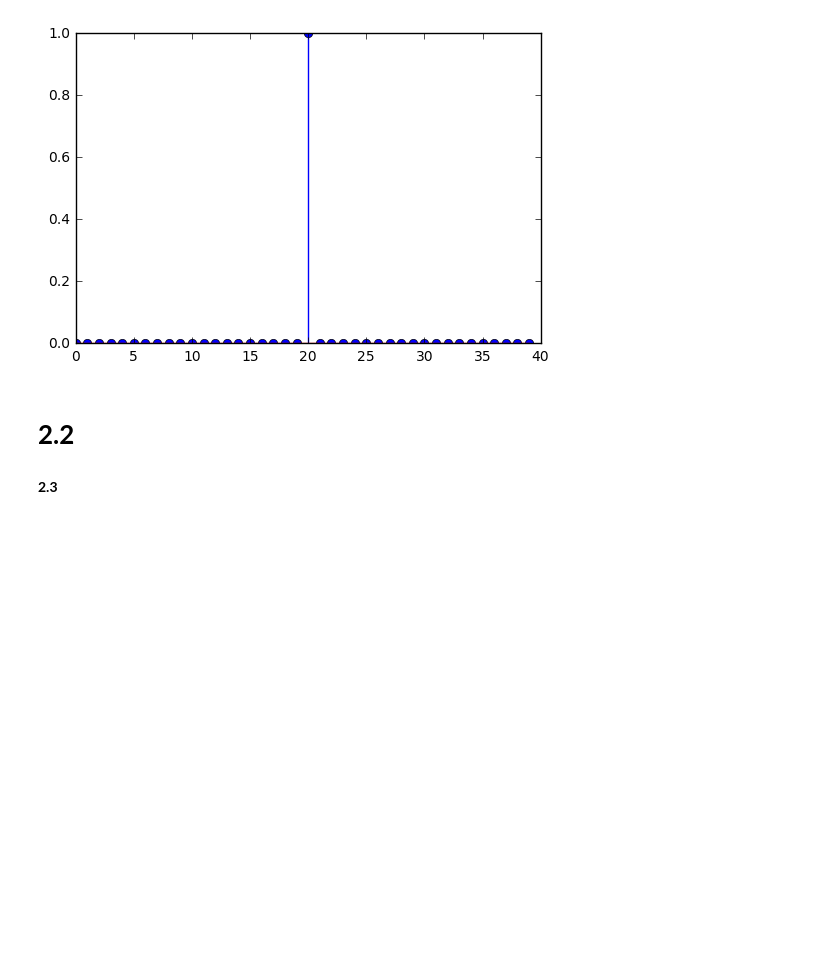
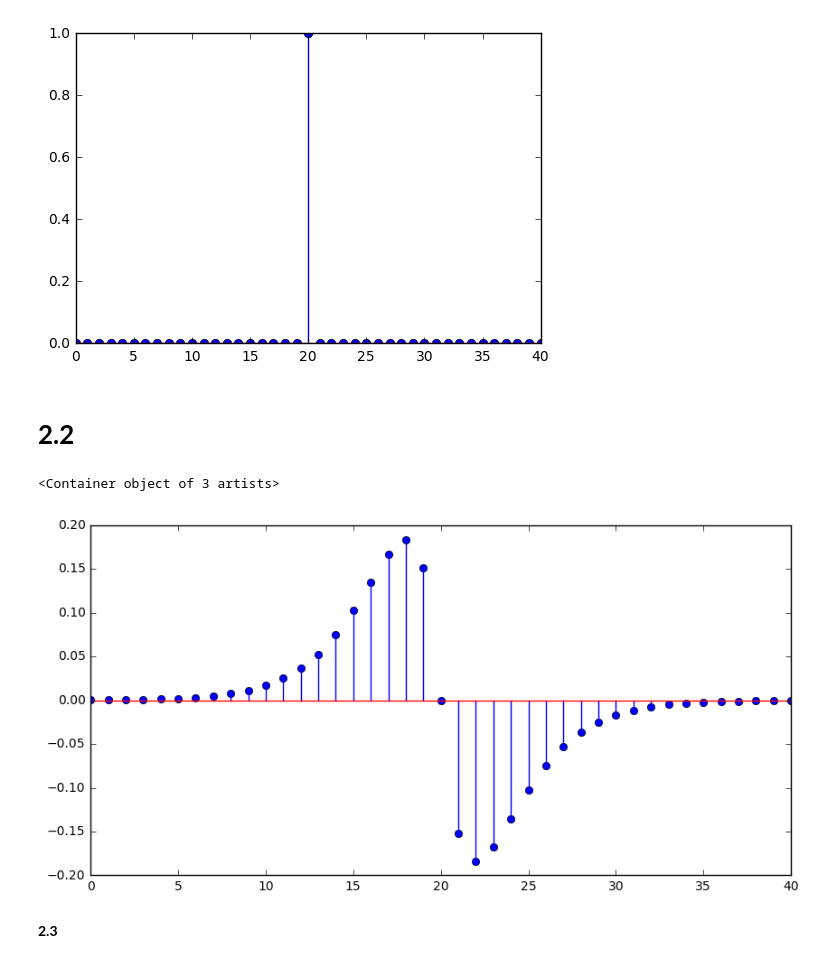
Before and after one commit to robertopao/DSP-TP-1617, a Jupyter notebook: Lab6-7/python/Lab67.ipynb, the cells around one changed output. Drawn from its saved outputs; the diff is of its cells as text; code cells hidden in the pictures; blank space fills up the shorter version.

```diff
--- a/Lab6-7/python/Lab67.ipynb
+++ b/Lab6-7/python/Lab67.ipynb
@@ -149,7 +149,7 @@ def dirac(n=0, N=20):
     s[n]=1
     return s
 # %%
-xdirac=dirac(20,40)
+xdirac=dirac(20,41)
 plt.stem(xdirac)
 # %% [output]
 <Container object of 3 artists>
@@ -159,25 +159,34 @@ plt.stem(xdirac)
 # %%
 def derivativeR(x,scaling=0.5,Ts=1):
     #normalize
     scaling=scaling/Ts
     #padding
-    x=np.pad(x,[2,2],'const')
+    x=np.pad(x,[2,2],'constant')
     #derivative
     alpha=scaling*Ts
     a=np.exp(-alpha)
 
     #causal
     ycaus=np.zeros(x.shape)
     for i in range (2,x.size):
-        ycaus[i]=-scaling*a*alpha*x[i-1]+2*a*ycaus[i-1]+a*a*ycaus[i-2]
+        ycaus[i]=-scaling*a*alpha*x[i-1]+2*a*ycaus[i-1]-a*a*ycaus[i-2]
 
     #anticausal
     yantcaus=np.zeros(x.shape)
-    for i in range (2,x.size):
-        yantcaus[i]=-scaling*a*alpha*x[i+1]+2*a*ycaus[i+1]+a*a*ycaus[i+2]
+    for i in range (x.size-3,-1,-1):
+        yantcaus[i]=scaling*a*alpha*x[i+1]+2*a*yantcaus[i+1]-a*a*yantcaus[i+2]
 
 
 
     y=ycaus+yantcaus
+    return y[2:-2]
+
+
+
+plt.figure(figsize=(10,5))
+plt.stem(derivativeR(xdirac))
+# %% [output]
+<Container object of 3 artists>
+[figure, added]
 # %% [markdown]
 **2.3**
```
Also changed, not shown: parts of 6 cells of this notebook.
